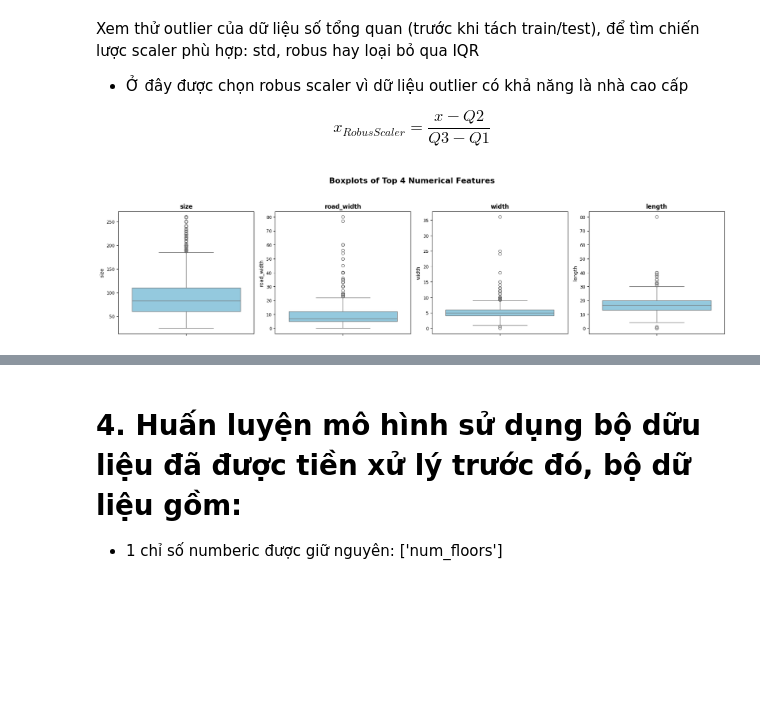
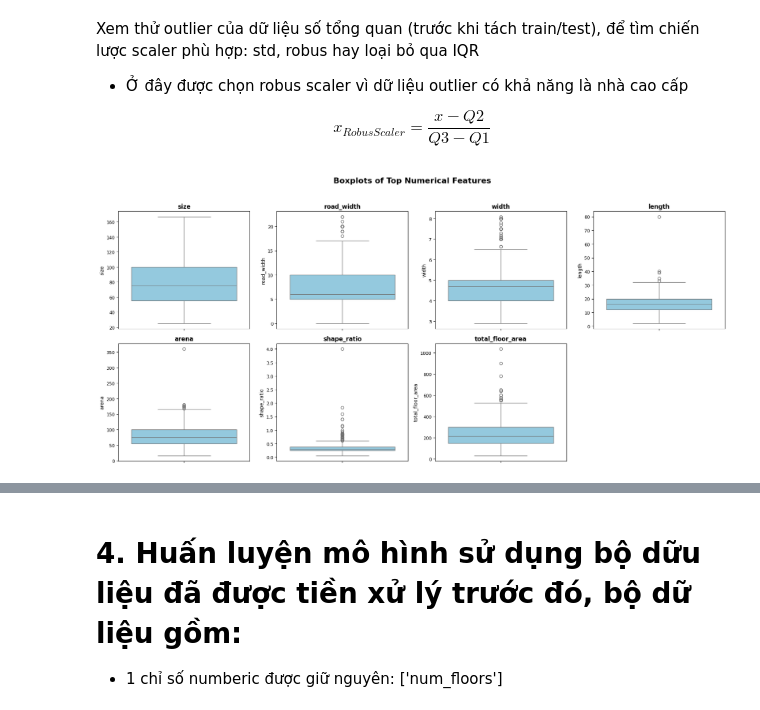
Before and after one commit to khaixinhtuoi/house_price_analysis, a Jupyter notebook: 01_build_model.ipynb, the cells around one changed output, grey strips where cells are left out. Cells and saved outputs as stored; diff of their text form; code cells hidden in the pictures; blank space fills up the shorter version.

```diff
--- a/01_build_model.ipynb
+++ b/01_build_model.ipynb
@@ -759,3 +757,8 @@ memory usage: 48.5+ KB
+# %%
+# Thử drop các cột mang giá trị bool
+bool_cols = ['has_dining_room', 'has_kitchen', 'has_rooftop', 'has_parking', 'legal_documents']
+train_df = train_df.drop(bool_cols, axis=1)
+test_df = test_df.drop(bool_cols, axis=1)
 # %% [markdown]
 #### Fill missing value bằng các chiến lược cụ thể với từng feature
 # %%
@@ -792,11 +768,7 @@ memory usage: 142.0+ KB
 loc_cols = ['streetAddress', 'addressLocality', 'addressRegion']
 train_df = train_df.dropna(subset=loc_cols)
 test_df = test_df.dropna(subset=loc_cols)
-# Cột categori như 'legal_documents' được fill bằng nonenone
 
-cat_cols = ['legal_documents']
-train_df[cat_cols] = train_df[cat_cols].fillna('none')
-test_df[cat_cols] = test_df[cat_cols].fillna('none')
 
 # Fillna các continue feature bằng chiến lược, ta sẽ thử impute giá tị thiếu bằng SimpleImputer hoặc KNNImputer
 num_cols = ['road_width', 'width', 'length']
@@ -813,11 +785,5 @@ Imputer_mode = SimpleImputer(strategy='most_frequent')
 train_df[floor_cols] = Imputer_mode.fit_transform(train_df[floor_cols])
 test_df[floor_cols] = Imputer_mode.transform(test_df[floor_cols])
 
-# # Fillna các feature giá trị bool, giá trị 0 có thể coi là không biết
-# bool_cols = ['has_dining_room', 'has_kitchen', 'has_rooftop', 'has_parking']
-# train_df[bool_cols] = train_df[bool_cols].fillna(0)
-# test_df[bool_cols] = test_df[bool_cols].fillna(0)
-
-
 train_df = train_df.dropna(subset=['price'])
 test_df = test_df.dropna(subset=['price'])
@@ -874,8 +836,8 @@ Lọc ra các category quan trọng để giữ lại, còn lại cho vào "Othe
 X_train_og = X_train.copy()
 X_test_og = X_test.copy()
 # %%
-X_train = X_train.drop(['legal_documents', 'streetAddress'], axis=1)
-X_test = X_test.drop(['legal_documents', 'streetAddress'], axis=1)
+# X_train = X_train.drop(['streetAddress'], axis=1)
+# X_test = X_test.drop(['streetAddress'], axis=1)
 # %% [markdown]
 Mã hóa 1hot-encoder với các feature dạng categorical
 # %%
@@ -916,7 +878,7 @@ thử encode categories feature bầng target encoder, với mục tiêu encode
 from category_encoders import CatBoostEncoder
 
 # Chọn các cột categorical để encode
-catboost_cat_cols = ['addressLocality', 'addressRegion', 'property_type']
+catboost_cat_cols = ['streetAddress', 'addressLocality', 'addressRegion', 'property_type']
 
 # Khởi tạo encoder
 catboost_encoder = CatBoostEncoder(cols=catboost_cat_cols, return_df=True)
@@ -935,23 +897,23 @@ $$
 x_{RobusScaler} = \frac{x - Q2}{Q3 - Q1}
 $$
 # %%
-numberic_cols = ['size', 'road_width', 'width', 'length']
+numberic_cols = ['size', 'road_width', 'width', 'length', 'arena', 'shape_ratio', 'total_floor_area']
 
 fig, axes = plt.subplots(2, 4, figsize=(18, 8))
 axes = axes.flatten()
 
 for i, col in enumerate(numberic_cols):
-    sns.boxplot(data=train_df, y=col, ax=axes[i], color="skyblue")
+    sns.boxplot(data=X_train, y=col, ax=axes[i], color="skyblue")
     axes[i].set_title(col, fontsize=12, fontweight="bold")
     axes[i].tick_params(labelsize=9)
 
 for i in range(len(numberic_cols), len(axes)):
     axes[i].set_visible(False)
 
-plt.suptitle("Boxplots of Top 4 Numerical Features", fontsize=16,
+plt.suptitle("Boxplots of Top Numerical Features", fontsize=16,
              fontweight="bold", y=1.03)
 
 plt.tight_layout()
 plt.show()
 # %% [output]
-[figure, old version]
+[figure, new version]
```
Also changed, not shown: parts of 57 cells of this notebook, 2 other files.
